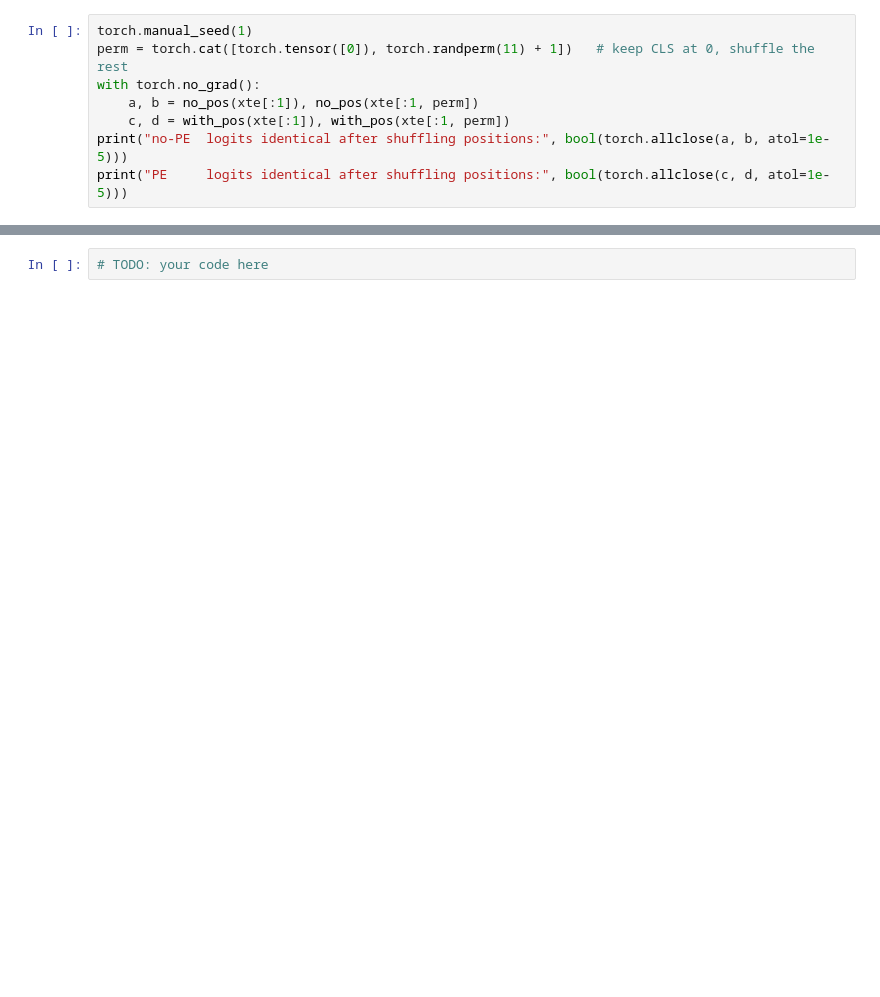
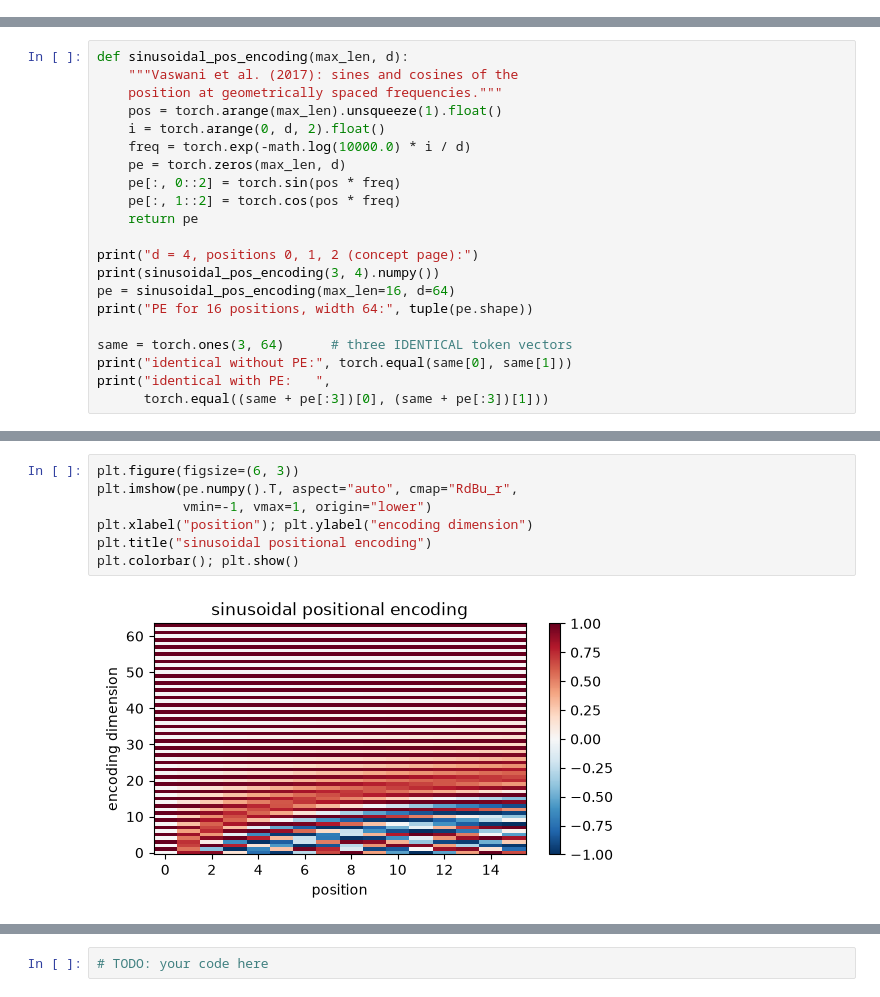
Before and after one commit to devomh/cdat4011-2026, a Jupyter notebook: u05_deep_learning/l22_lab_transformers.ipynb, the cells around one changed output, grey strips where cells are left out. Saved outputs shown, nothing was run; the diff lists cells and outputs as text; blank space fills up the shorter version.

```diff
--- a/u05_deep_learning/l22_lab_transformers.ipynb
+++ b/u05_deep_learning/l22_lab_transformers.ipynb
@@ -323,8 +0,0 @@ exactly unchanged.
-# %%
-torch.manual_seed(1)
-perm = torch.cat([torch.tensor([0]), torch.randperm(11) + 1])   # keep CLS at 0, shuffle the rest
-with torch.no_grad():
-    a, b = no_pos(xte[:1]), no_pos(xte[:1, perm])
-    c, d = with_pos(xte[:1]), with_pos(xte[:1, perm])
-print("no-PE  logits identical after shuffling positions:", bool(torch.allclose(a, b, atol=1e-5)))
-print("PE     logits identical after shuffling positions:", bool(torch.allclose(c, d, atol=1e-5)))
@@ -356,0 +220,21 @@ to 1.
+# %%
+def sinusoidal_pos_encoding(max_len, d):
+    """Vaswani et al. (2017): sines and cosines of the
+    position at geometrically spaced frequencies."""
+    pos = torch.arange(max_len).unsqueeze(1).float()
+    i = torch.arange(0, d, 2).float()
+    freq = torch.exp(-math.log(10000.0) * i / d)
+    pe = torch.zeros(max_len, d)
+    pe[:, 0::2] = torch.sin(pos * freq)
+    pe[:, 1::2] = torch.cos(pos * freq)
+    return pe
+
+print("d = 4, positions 0, 1, 2 (concept page):")
+print(sinusoidal_pos_encoding(3, 4).numpy())
+pe = sinusoidal_pos_encoding(max_len=16, d=64)
+print("PE for 16 positions, width 64:", tuple(pe.shape))
+
+same = torch.ones(3, 64)      # three IDENTICAL token vectors
+print("identical without PE:", torch.equal(same[0], same[1]))
+print("identical with PE:   ",
+      torch.equal((same + pe[:3])[0], (same + pe[:3])[1]))
@@ -356,0 +263,9 @@ to 1.
+# %%
+plt.figure(figsize=(6, 3))
+plt.imshow(pe.numpy().T, aspect="auto", cmap="RdBu_r",
+           vmin=-1, vmax=1, origin="lower")
+plt.xlabel("position"); plt.ylabel("encoding dimension")
+plt.title("sinusoidal positional encoding")
+plt.colorbar(); plt.show()
+# %% [output]
+[figure, added]
```
Also changed, not shown: parts of 83 cells of this notebook, 10 other files.
